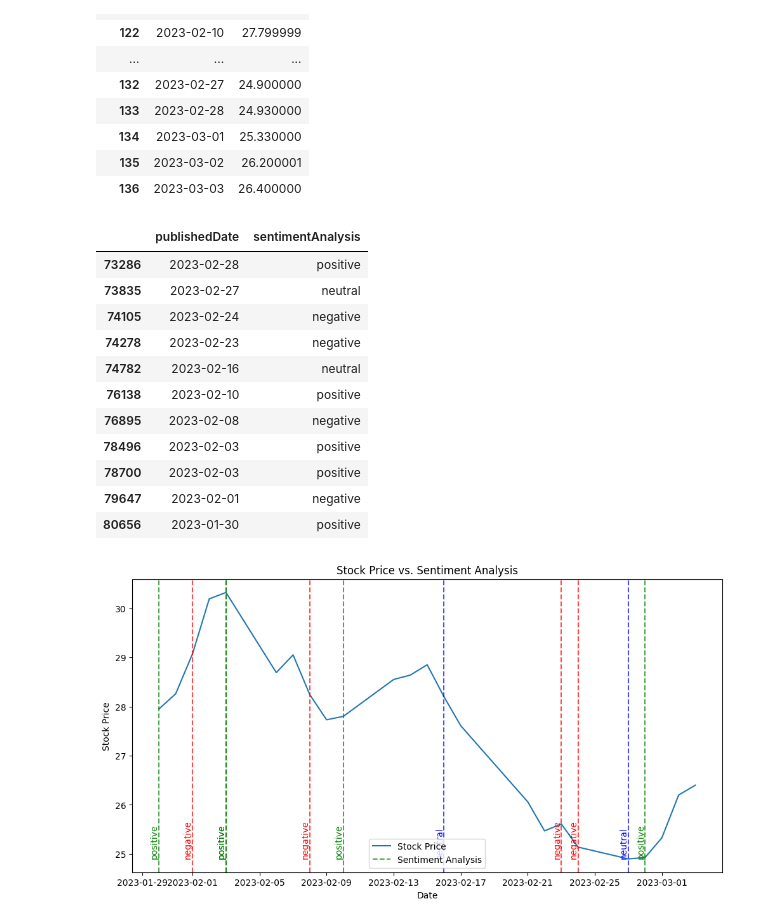
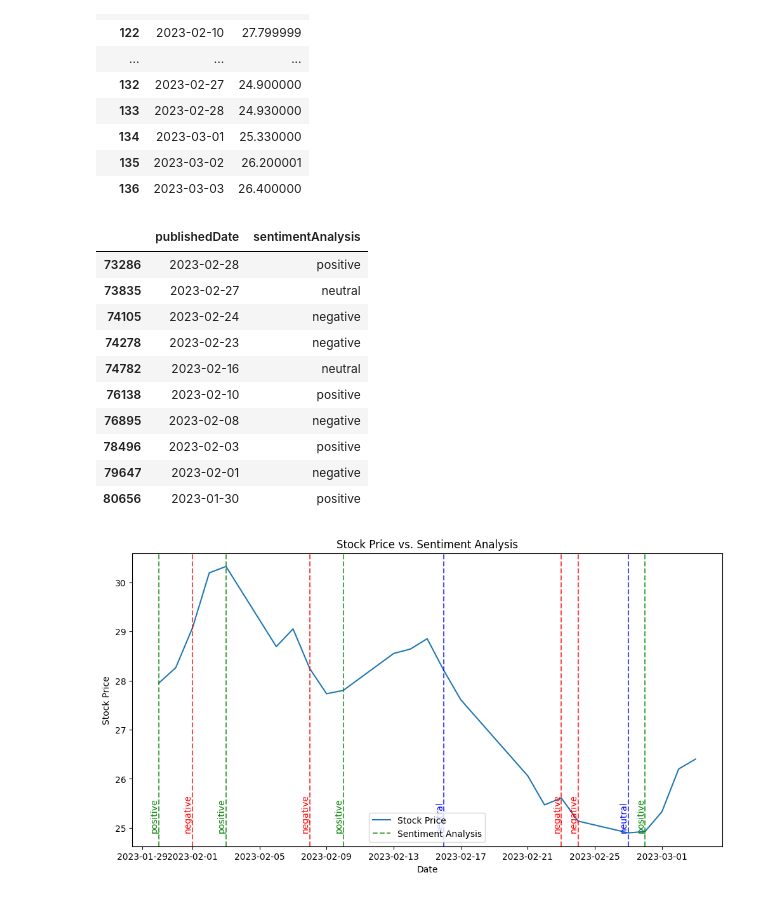
Before and after one commit to MSR2903/Stock-Market_Sentiment-Analysis, a Jupyter notebook: Stock-Market_Sentiment-Analysis.ipynb, the cells around one changed output. Saved outputs shown, nothing was run; the diff lists cells and outputs as text; code cells hidden in the pictures.

```diff
--- a/Stock-Market_Sentiment-Analysis.ipynb
+++ b/Stock-Market_Sentiment-Analysis.ipynb
@@ -428,29 +418,28 @@ stock_data_ex_2
 # %%
 from datetime import date
 
 # Convert the string dates to datetime.date for comparison
 start_date = date(2023, 1, 29)
 end_date = date(2023, 2, 28)
 
 # Filter the DataFrame based on the date range
 predict_df_2 = predict_df[(predict_df['publishedDate'] >= start_date) & (predict_df['publishedDate'] <= end_date)]
 
 # Remove specific rows by index
-predict_df_2 = predict_df_2.drop([74264, 74223], errors='ignore')  # Use `errors='ignore'` in case the indices don't exist
+predict_df_2 = predict_df_2.drop([74264, 74223, 78700], errors='ignore')  # Use `errors='ignore'` in case the indices don't exist
 
 # Display the filtered DataFrame
 predict_df_2
 # %% [output]
 |  | publishedDate | sentimentAnalysis |
 | 73286 | 2023-02-28 | positive |
 | 73835 | 2023-02-27 | neutral |
 | 74105 | 2023-02-24 | negative |
 | 74278 | 2023-02-23 | negative |
 | 74782 | 2023-02-16 | neutral |
 | 76138 | 2023-02-10 | positive |
 | 76895 | 2023-02-08 | negative |
 | 78496 | 2023-02-03 | positive |
-| 78700 | 2023-02-03 | positive |
 | 79647 | 2023-02-01 | negative |
 | 80656 | 2023-01-30 | positive |
 # %%
```
Also changed, not shown: parts of 55 cells of this notebook.
